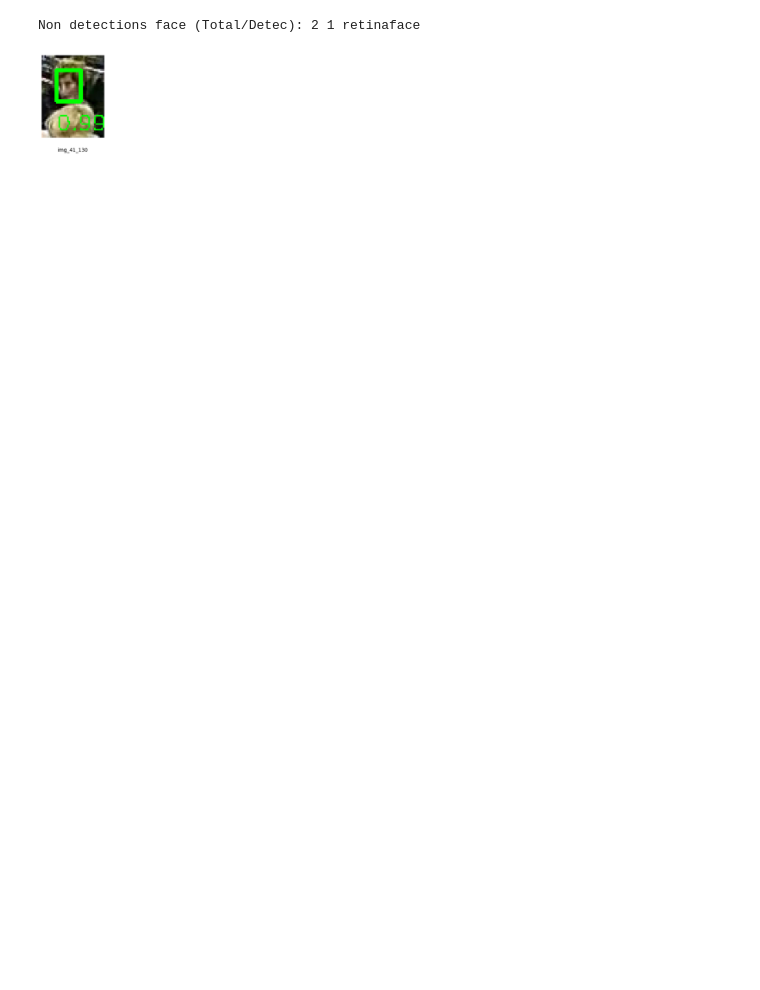
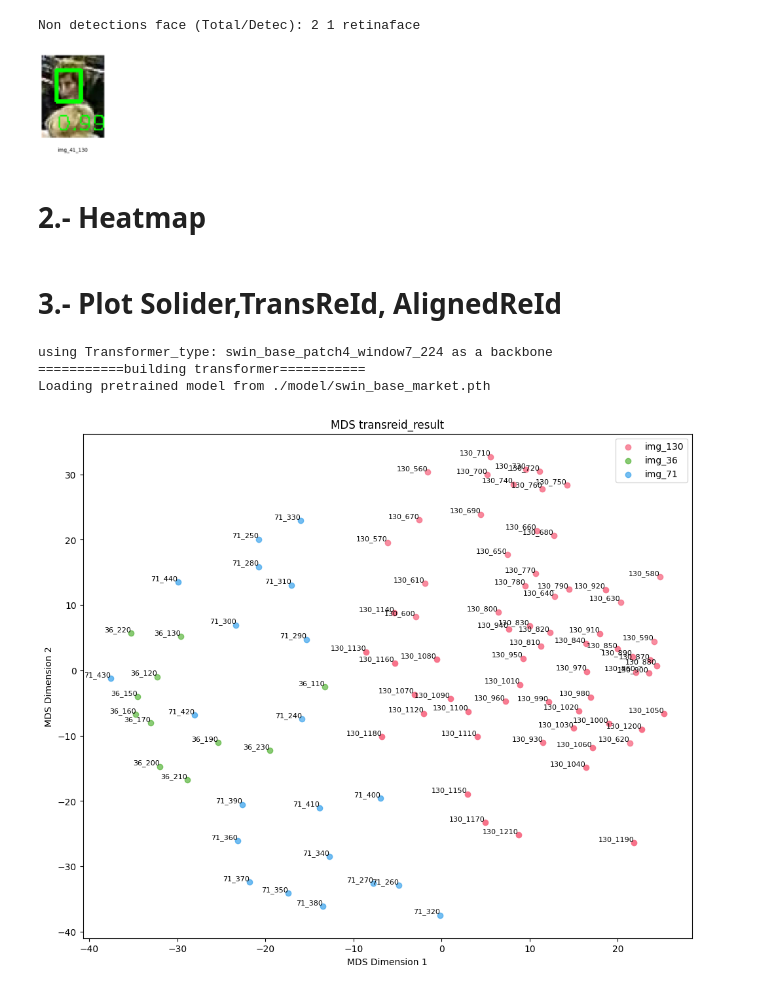
Before and after one commit to dunz21/solider-reid, a Jupyter notebook: plot.ipynb, the cells around one changed output. Cells and saved outputs as stored; diff of their text form; code cells hidden in the pictures; blank space fills up the shorter version.

```diff
--- a/plot.ipynb
+++ b/plot.ipynb
@@ -254,5 +38,7 @@ features_1 , images_names_1 = face_id_results(folder_path=test,model=models[2],b
 plot_mds(features_array=features_1, image_names=images_names_1,simpleLegend=True, title='opencv')
 # plot_mds(features_array=features_2, image_names=images_names_2,simpleLegend=True, title='solider_result')
 # plot_mds(features_array=features_3, image_names=images_names_3,simpleLegend=True, title='transreid_result')
+# %% [markdown]
+# 2.- Heatmap
 # %%
 test = [
@@ -311,37 +52,45 @@ heatmap_transreid('people_2',pretrain_path="TransReID/model/jx_vit_base_p16_224-
+# %% [markdown]
+# 3.- Plot Solider,TransReId, AlignedReId
 # %%
 test = [
     # './images_subframev2',
-    './images_subframev2/90',
-    './images_subframev2/2',
+    './images_subframev2/36',
+    './images_subframev2/71',
+    './images_subframev2/130',
     # './images_subframev2/114',
     # './images_subframev2/90',
     # './images_subframev2/130',
     # './images_subframev2/139',
     # './images_subframev2/89',
     # './images_subframev2/6',
     # './images_subframev2/45',
     # './images_subframev2/108',
     # './images_subframev2/158',
     # './images_subframev2/10',
     # './images_subframev2/44',
     # './images_subframev2/72',
     # './images_subframev2/2',
     # './images_subframev2/90',
     # './images_subframev2/77',
     # './images_subframev2/130',
     # './images_subframev2/2',
     # './images_testsss',
     ]
 
 features , images_names = solider_result(folder_path=test, weight='./model/swin_base_market.pth')
 # features_2 , images_names_2 = transreid_result(folder_path=test, pretrain_path="TransReID/model/jx_vit_base_p16_224-80ecf9dd.pth",weight="TransReID/model/vit_transreid_market.pth")
 # features_3 , images_names_3 = alignedreid_result(folder_path=test, weight='./model/swin_base_market.pth')
 
 
-plot_svd(features_array=features, image_names=images_names,simpleLegend=True, title='solider_result')
-plot_tsne(features_array=features, image_names=images_names,simpleLegend=True, title='solider_result',perplexity=10)
-# plot_mds(features_array=features_2, image_names=images_names_2,simpleLegend=True, title='transreid_result')
+# plot_svd(features_array=features, image_names=images_names,simpleLegend=True, title='solider_result')
+# plot_tsne(features_array=features, image_names=images_names,simpleLegend=True, title='solider_result',perplexity=10)
+plot_mds(features_array=features, image_names=images_names,simpleLegend=True, title='transreid_result')
 # plot_mds(features_array=features_3, image_names=images_names_3,simpleLegend=True, title='alignedreid_result')
+# %% [output]
+using Transformer_type: swin_base_patch4_window7_224 as a backbone
+===========building transformer===========
+Loading pretrained model from ./model/swin_base_market.pth
+[figure, added]
 # %%
 features_from_csv = pd.read_csv('solider.csv').sort_values(by='folder')
 A=16
```
Also changed, not shown: parts of 7 cells of this notebook.
